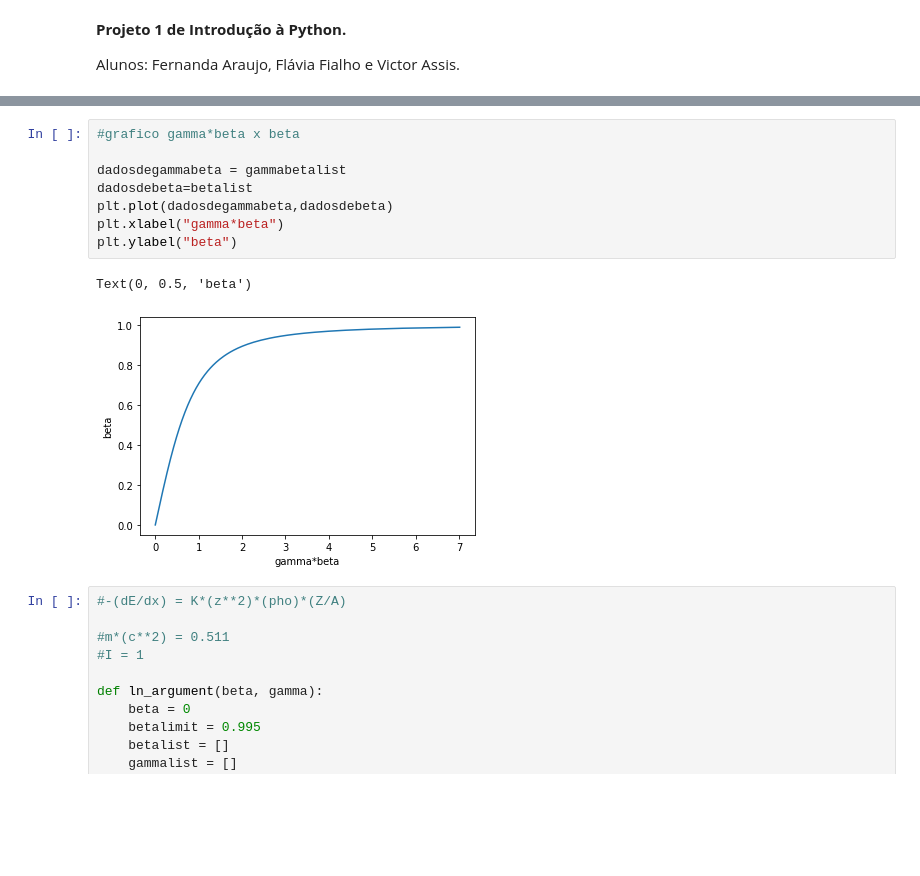
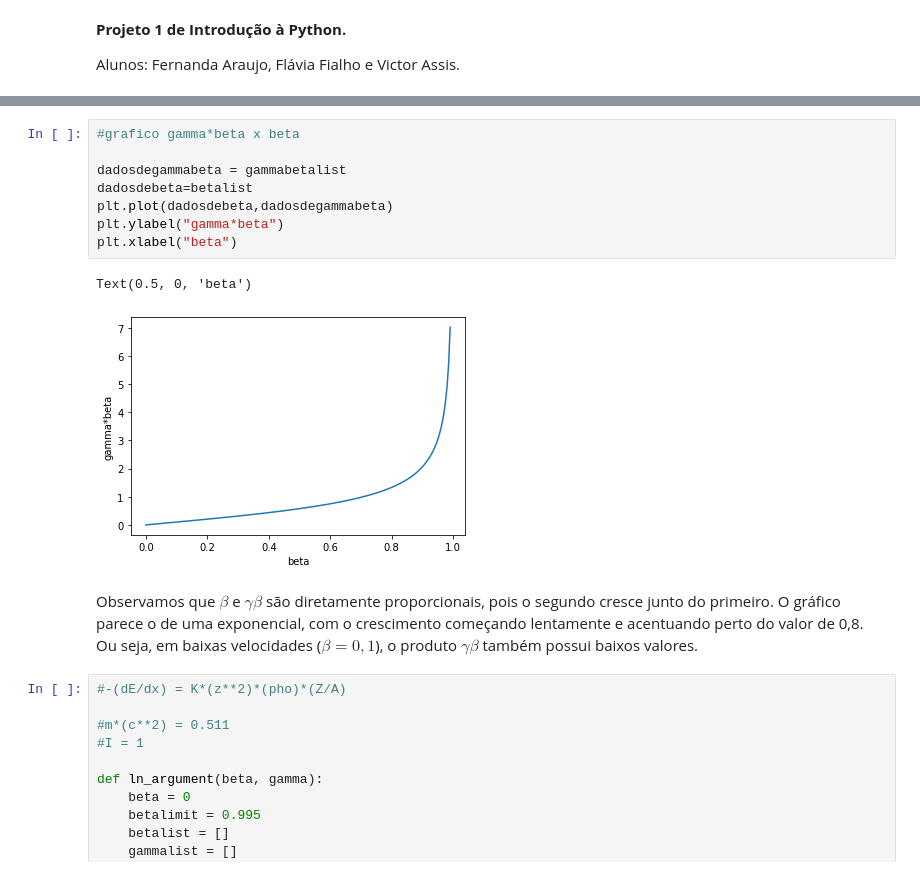
Before and after one commit to FlaviaFialho/Aula-Python, a Jupyter notebook: Projeto_1_FernandaA_Flavia_Victor.ipynb, the cells around one changed output, grey strips where cells are left out. Saved outputs shown, nothing was run; the diff lists cells and outputs as text; blank space fills up the shorter version.

```diff
--- a/Projeto_1_FernandaA_Flavia_Victor.ipynb
+++ b/Projeto_1_FernandaA_Flavia_Victor.ipynb
@@ -58,14 +58,16 @@ Text(0, 0.5, 'beta')
 # %%
 #grafico gamma*beta x beta
 
 dadosdegammabeta = gammabetalist
 dadosdebeta=betalist
-plt.plot(dadosdegammabeta,dadosdebeta)
-plt.xlabel("gamma*beta")
-plt.ylabel("beta")
+plt.plot(dadosdebeta,dadosdegammabeta)
+plt.ylabel("gamma*beta")
+plt.xlabel("beta")
 # %% [output]
-Text(0, 0.5, 'beta')
+Text(0.5, 0, 'beta')
-[figure, old version]
+[figure, new version]
+# %% [markdown]
+Observamos que $\beta$ e $\gamma \beta$ são diretamente proporcionais, pois o segundo cresce junto do primeiro. O gráfico parece o de uma exponencial, com o crescimento começando lentamente e acentuando perto do valor de 0,8. Ou seja, em baixas velocidades ($\beta = 0,1$), o produto $\gamma \beta$ também possui baixos valores.
 # %%
 #-(dE/dx) = K*(z**2)*(pho)*(Z/A)
 
```
Also changed, not shown: parts of 1 cell of this notebook.
